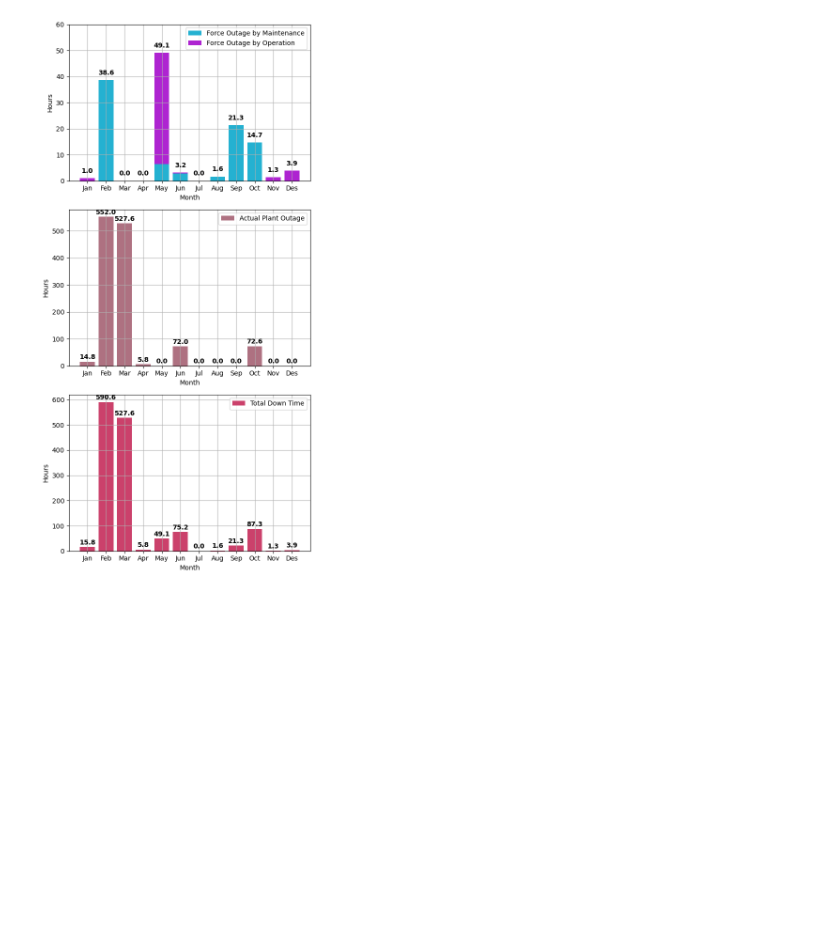
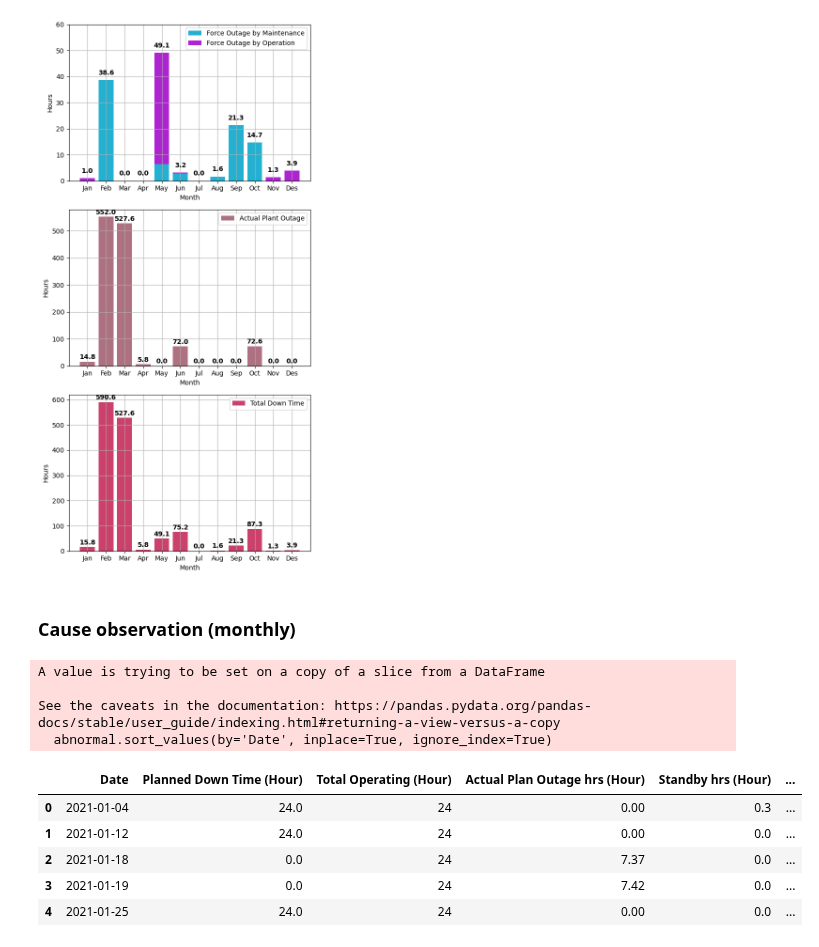
Before and after one commit to mekatronik-achmadi/Predict-CBM, a Jupyter notebook: Vale/Docs/DataPA/pa_data_analysis.ipynb, the cells around one changed output. Saved outputs shown, nothing was run; the diff lists cells and outputs as text; code cells hidden in the pictures; blank space fills up the shorter version.

```diff
--- a/Vale/Docs/DataPA/pa_data_analysis.ipynb
+++ b/Vale/Docs/DataPA/pa_data_analysis.ipynb
@@ -405,3 +398,41 @@ ax3.grid()
 fig.tight_layout()
 # %% [output]
 [figure]
+# %% [markdown]
+### Cause observation (monthly)
+# %%
+# yearly dataframe
+yData = pa_data_segmented
+
+# monthly dataframe
+mData = pa_data_segmented_month
+# %%
+# Filter data into abnormal operation dataframe
+def extract_abnormal(data):
+    abnormal_data = []
+
+    for i in range(len(data)):
+        pa_data = data[i]
+        abnormal = pa_data[pa_data['Remarks'] != 'No outages (Normal operation).']
+        abnormal.sort_values(by='Date', inplace=True, ignore_index=True)
+
+        abnormal_data.append(abnormal)
+
+    return abnormal_data
+
+
+yData_abnormal = extract_abnormal(yData)
+mData_abnormal = extract_abnormal(mData)
+
+mData_abnormal[0]
+# %% [output]
+A value is trying to be set on a copy of a slice from a DataFrame
+
+See the caveats in the documentation: https://pandas.pydata.org/pandas-docs/stable/user_guide/indexing.html#returning-a-view-versus-a-copy
+  abnormal.sort_values(by='Date', inplace=True, ignore_index=True)
+|  | Date | Planned Down Time (Hour) | Total Operating (Hour) | Actual Plan Outage hrs (Hour) | Standby hrs (Hour) | ... |
+| 0 | 2021-01-04 | 24.0 | 24 | 0.00 | 0.3 | ... |
+| 1 | 2021-01-12 | 24.0 | 24 | 0.00 | 0.0 | ... |
+| 2 | 2021-01-18 | 0.0 | 24 | 7.37 | 0.0 | ... |
+| 3 | 2021-01-19 | 0.0 | 24 | 7.42 | 0.0 | ... |
+| 4 | 2021-01-25 | 24.0 | 24 | 0.00 | 0.0 | ... |
```
Also changed, not shown: parts of 4 cells of this notebook.
